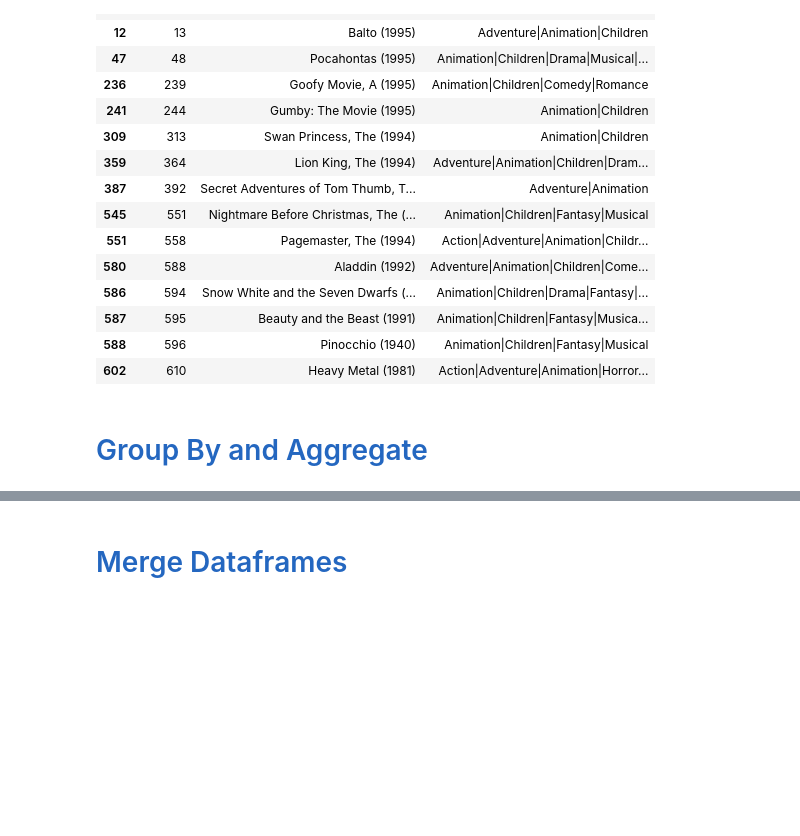
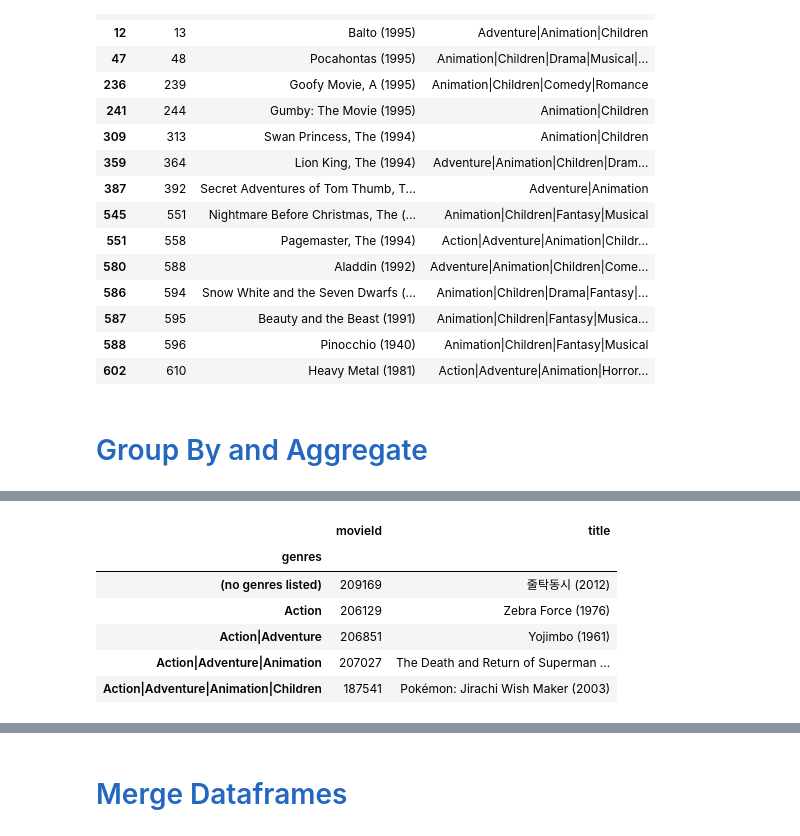
Before and after one commit to srujaan/Data-Science, a Jupyter notebook: week-4/Introduction to Pandas.ipynb, the cells around one changed output, grey strips where cells are left out. Drawn from its saved outputs; the diff is of its cells as text; code cells hidden in the pictures; blank space fills up the shorter version.

```diff
--- a/week-4/Introduction to Pandas.ipynb
+++ b/week-4/Introduction to Pandas.ipynb
@@ -760,3 +832,14 @@ ratings_count
+# %%
+rand = movies[['movieId','title', 'genres']].groupby('genres').max().head()
+rand
+# %% [output]
+|  | movieId | title |
+| genres |  |  |
+| (no genres listed) | 209169 | 줄탁동시 (2012) |
+| Action | 206129 | Zebra Force (1976) |
+| Action|Adventure | 206851 | Yojimbo (1961) |
+| Action|Adventure|Animation | 207027 | The Death and Return of Superman ... |
+| Action|Adventure|Animation|Children | 187541 | Pokémon: Jirachi Wish Maker (2003) |
 # %%
 average_rating = ratings[['movieId','rating']].groupby('movieId').mean()
 average_rating.head()
```
Also changed, not shown: parts of 17 cells of this notebook.
